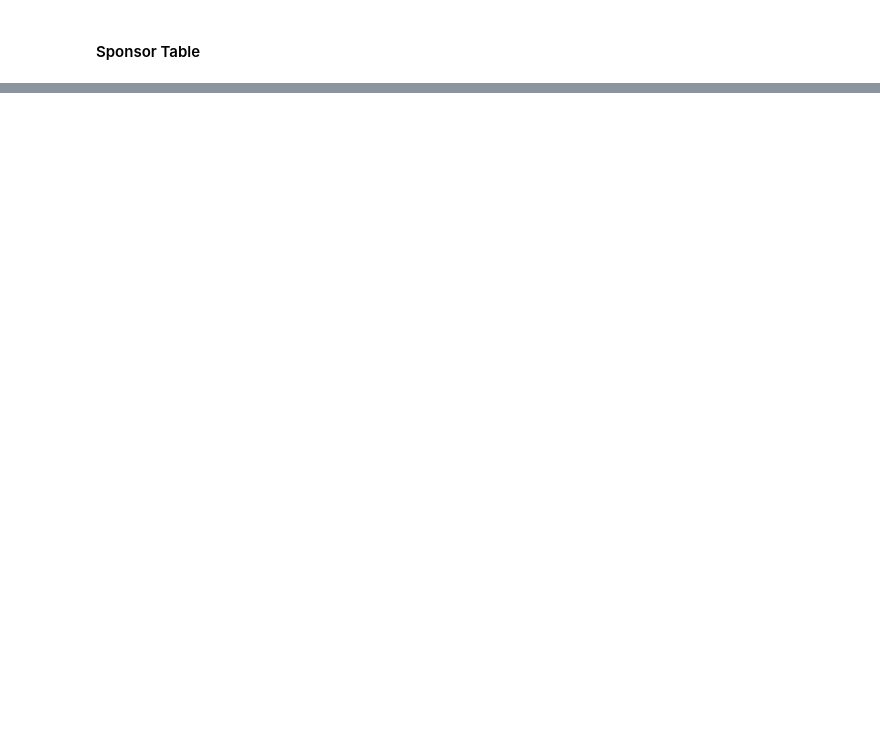
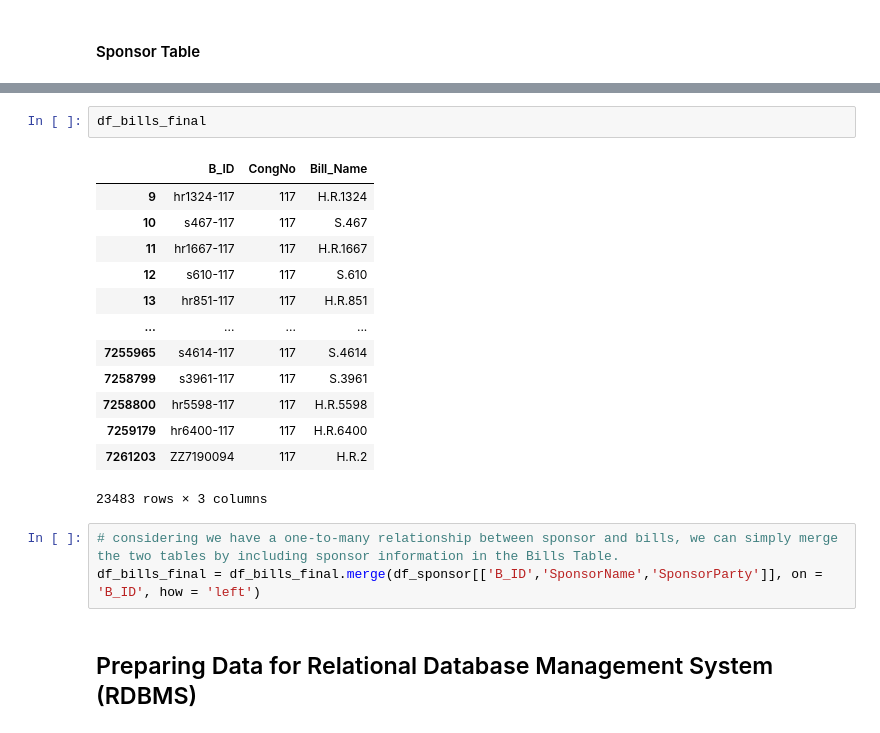
Before and after one commit to deerhjorth/master_thesis25, a Jupyter notebook: data_cleaning.ipynb, the cells around one changed output, grey strips where cells are left out. Drawn from its saved outputs; the diff is of its cells as text; blank space fills up the shorter version.

Commit message:
finish cleaning data + restructure data model + write code to upload to postgres

```diff
--- a/data_cleaning.ipynb
+++ b/data_cleaning.ipynb
@@ -528,0 +587,21 @@ df_sponsor[df_sponsor['sponsor_bioguide_id'].isna()]
+# %%
+df_bills_final
+# %% [output]
+|  | B_ID | CongNo | Bill_Name |
+| 9 | hr1324-117 | 117 | H.R.1324 |
+| 10 | s467-117 | 117 | S.467 |
+| 11 | hr1667-117 | 117 | H.R.1667 |
+| 12 | s610-117 | 117 | S.610 |
+| 13 | hr851-117 | 117 | H.R.851 |
+| ... | ... | ... | ... |
+| 7255965 | s4614-117 | 117 | S.4614 |
+| 7258799 | s3961-117 | 117 | S.3961 |
+| 7258800 | hr5598-117 | 117 | H.R.5598 |
+| 7259179 | hr6400-117 | 117 | H.R.6400 |
+| 7261203 | ZZ7190094 | 117 | H.R.2 |
+23483 rows × 3 columns
+# %%
+# considering we have a one-to-many relationship between sponsor and bills, we can simply merge the two tables by including sponsor information in the Bills Table.
+df_bills_final = df_bills_final.merge(df_sponsor[['B_ID','SponsorName','SponsorParty']], on = 'B_ID', how = 'left')
+# %% [markdown]
+## Preparing Data for Relational Database Management System (RDBMS)
```
Also changed, not shown: parts of 24 cells of this notebook, 1 other file.
